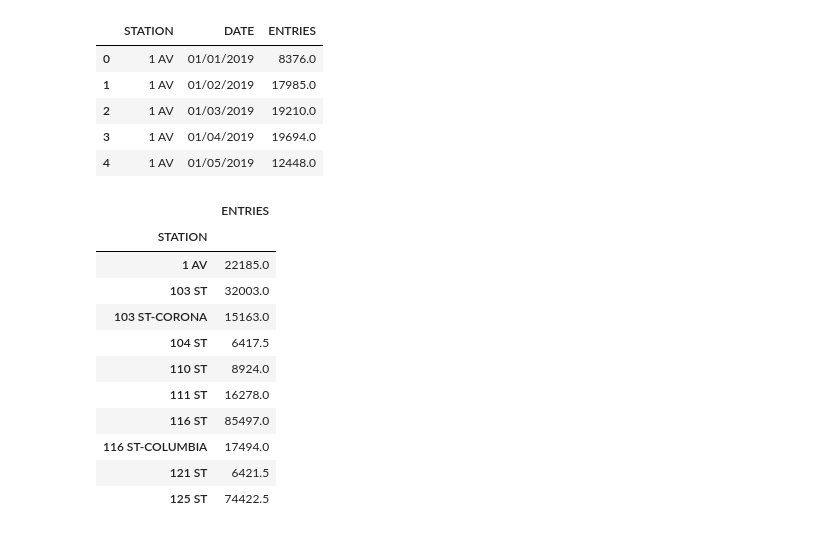
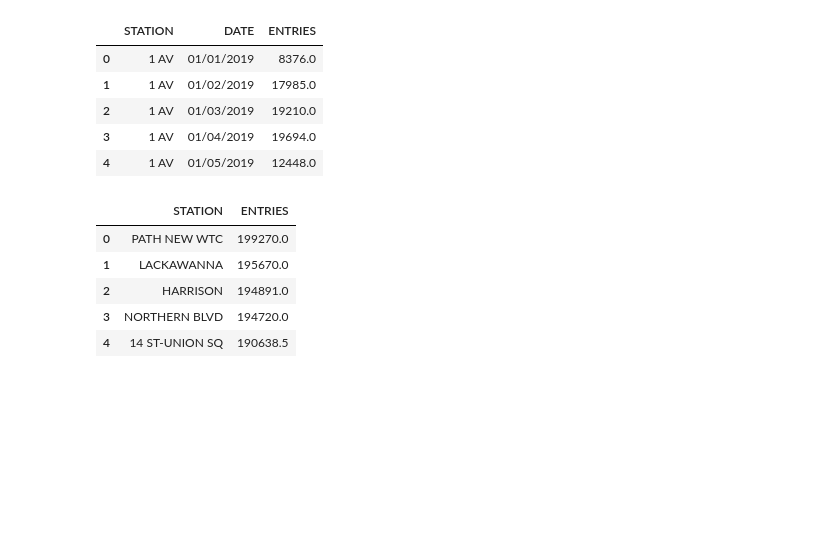
Before and after one commit to alexmuhr/metis_project_1, a Jupyter notebook: Project1_Master.ipynb, the cells around one changed output. Drawn from its saved outputs; the diff is of its cells as text; code cells hidden in the pictures; blank space fills up the shorter version.

```diff
--- a/Project1_Master.ipynb
+++ b/Project1_Master.ipynb
@@ -158,19 +158,4 @@ daily_net_per_station.head()
 maxs = daily_net_per_station[['STATION', 'ENTRIES']].groupby(by = 'STATION').agg(max)
 mins = daily_net_per_station[['STATION', 'ENTRIES']].groupby(by = 'STATION').agg(min)
 daily_station_total_entries = maxs - mins
-# %%
-daily_station_total_entries.head(10)
-# %% [output]
-|  | ENTRIES |
-| STATION |  |
-| 1 AV | 22185.0 |
-| 103 ST | 32003.0 |
-| 103 ST-CORONA | 15163.0 |
-| 104 ST | 6417.5 |
-| 110 ST | 8924.0 |
-| 111 ST | 16278.0 |
-| 116 ST | 85497.0 |
-| 116 ST-COLUMBIA | 17494.0 |
-| 121 ST | 6421.5 |
-| 125 ST | 74422.5 |
 # %%
@@ -179,2 +164,12 @@ top_10 = daily_station_total_entries.iloc[0:10]
+# %%
+top_10_daily.reset_index(inplace = True)
+top_10_daily.head()
+# %% [output]
+|  | STATION | ENTRIES |
+| 0 | PATH NEW WTC | 199270.0 |
+| 1 | LACKAWANNA | 195670.0 |
+| 2 | HARRISON | 194891.0 |
+| 3 | NORTHERN BLVD | 194720.0 |
+| 4 | 14 ST-UNION SQ | 190638.5 |
 # %%
 #Plotting top 10
```
Also changed, not shown: parts of 2 cells of this notebook.
